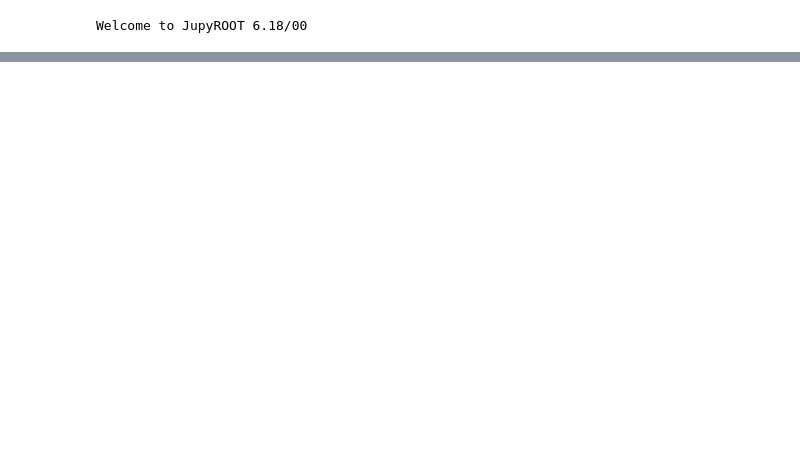
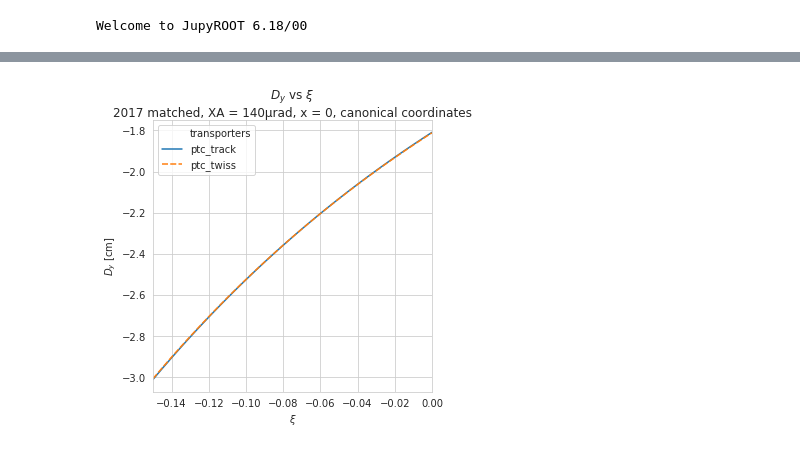
Before and after one commit to mucharafal/optics_generator_python, a Jupyter notebook: notebooks/Optics Parameters Compare.ipynb, the cells around one changed output, grey strips where cells are left out. Cells and saved outputs as stored; diff of their text form; code cells hidden in the pictures; blank space fills up the shorter version.

```diff
--- a/notebooks/Optics Parameters Compare.ipynb
+++ b/notebooks/Optics Parameters Compare.ipynb
@@ -70,3 +109,14 @@ title_suffix = "2017 nominal"
+# %%
+transporters = {
+    "ptc_track": (ptc_track_optics.compute_d_y, track_configuration),
+#     "new approximator": (approximator_optics.compute_d_y, approximator),
+    "ptc_twiss": (ptc_twiss_optics.compute_d_y, twiss_configuration)
+}
+axes = visualizer.plot_optical_functions(bunch_configuration, transporters, "pt", "D y", title_suffix)
+# axes.set_yticks(list(-4 + x * 0.25 for x in range(12)))
+# axes.set_ylim(-4, -1.75)
+# %% [output]
+[figure, added]
 # %%
 transporters = {
     "ptc_track": (ptc_track_optics.compute_v_x, track_configuration),
```
Also changed, not shown: parts of 14 cells of this notebook, 1 other file.
